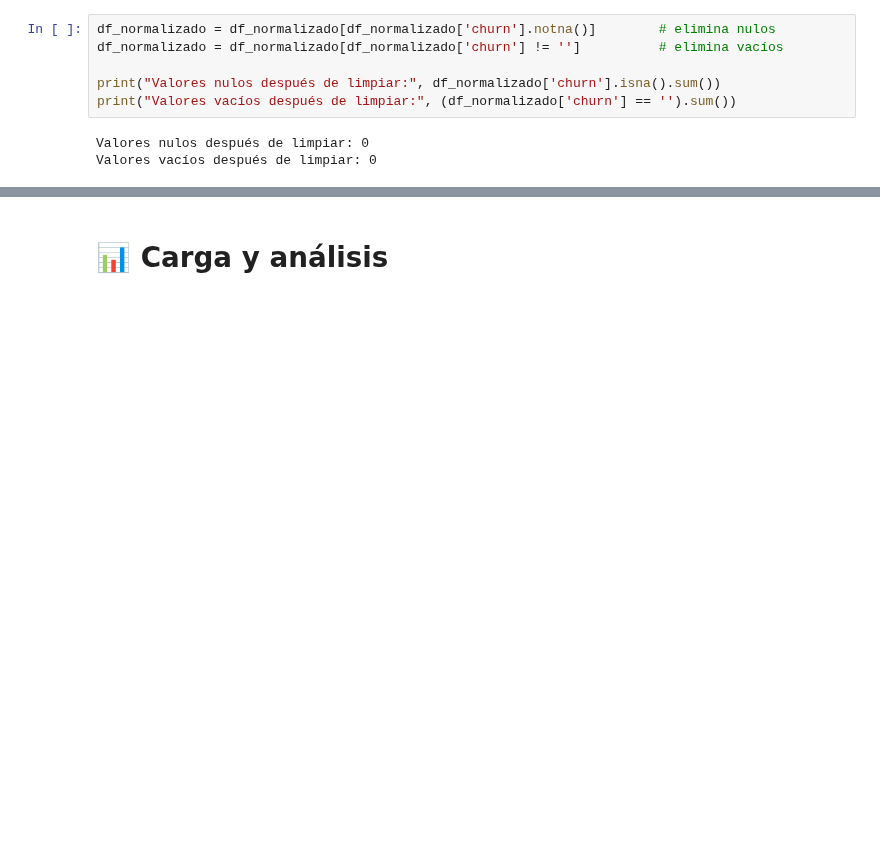
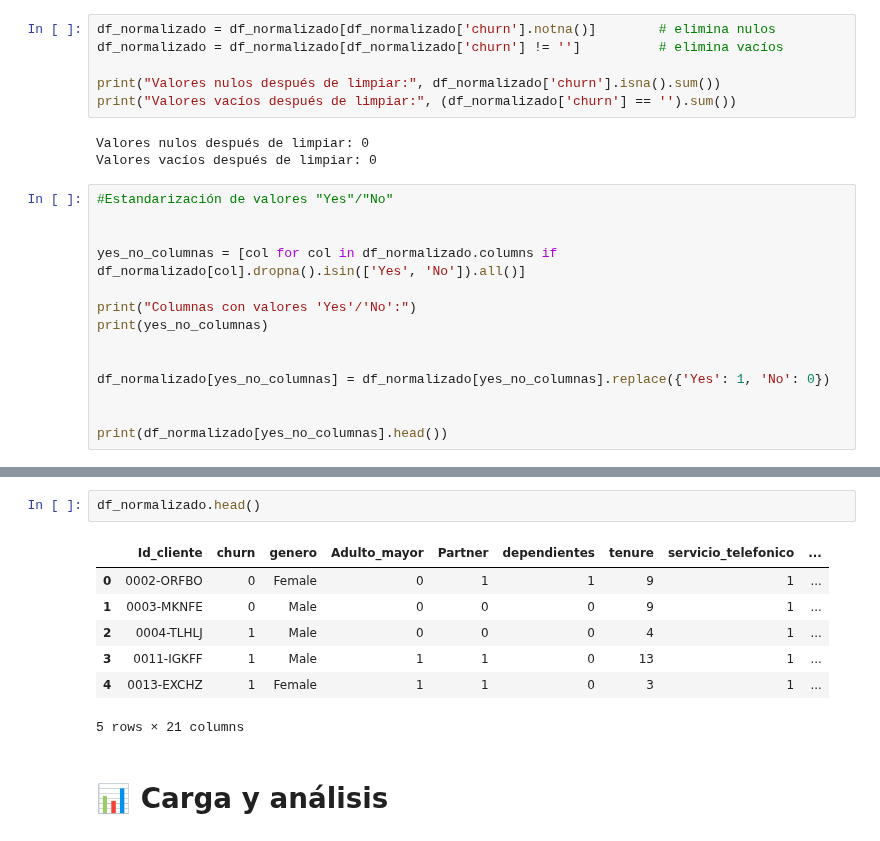
Before and after one commit to paulosky311/Challenge-Alura-Store, a Jupyter notebook: Challenger_Telecom.ipynb, the cells around one changed output, grey strips where cells are left out. Cells and saved outputs as stored; diff of their text form; blank space fills up the shorter version.

```diff
--- a/Challenger_Telecom.ipynb
+++ b/Challenger_Telecom.ipynb
@@ -264,3 +212,17 @@ print("Valores vacíos después de limpiar:", (df_normalizado['churn'] == '').su
 # %% [output]
 Valores nulos después de limpiar: 0
 Valores vacíos después de limpiar: 0
+# %%
+#Estandarización de valores "Yes"/"No"
+
+
+yes_no_columnas = [col for col in df_normalizado.columns if df_normalizado[col].dropna().isin(['Yes', 'No']).all()]
+
+print("Columnas con valores 'Yes'/'No':")
+print(yes_no_columnas)
+
+
+df_normalizado[yes_no_columnas] = df_normalizado[yes_no_columnas].replace({'Yes': 1, 'No': 0})
+
+
+print(df_normalizado[yes_no_columnas].head())
@@ -267,3 +238,13 @@ Valores vacíos después de limpiar: 0
+# %%
+df_normalizado.head()
+# %% [output]
+|  | Id_cliente | churn | genero | Adulto_mayor | Partner | dependientes | tenure | servicio_telefonico | ... |
+| 0 | 0002-ORFBO | 0 | Female | 0 | 1 | 1 | 9 | 1 | ... |
+| 1 | 0003-MKNFE | 0 | Male | 0 | 0 | 0 | 9 | 1 | ... |
+| 2 | 0004-TLHLJ | 1 | Male | 0 | 0 | 0 | 4 | 1 | ... |
+| 3 | 0011-IGKFF | 1 | Male | 1 | 1 | 0 | 13 | 1 | ... |
+| 4 | 0013-EXCHZ | 1 | Female | 1 | 1 | 0 | 3 | 1 | ... |
+5 rows × 21 columns
 # %% [markdown]
 # 📊 Carga y análisis
 # %% [markdown]
```
Also changed, not shown: parts of 4 cells of this notebook.
